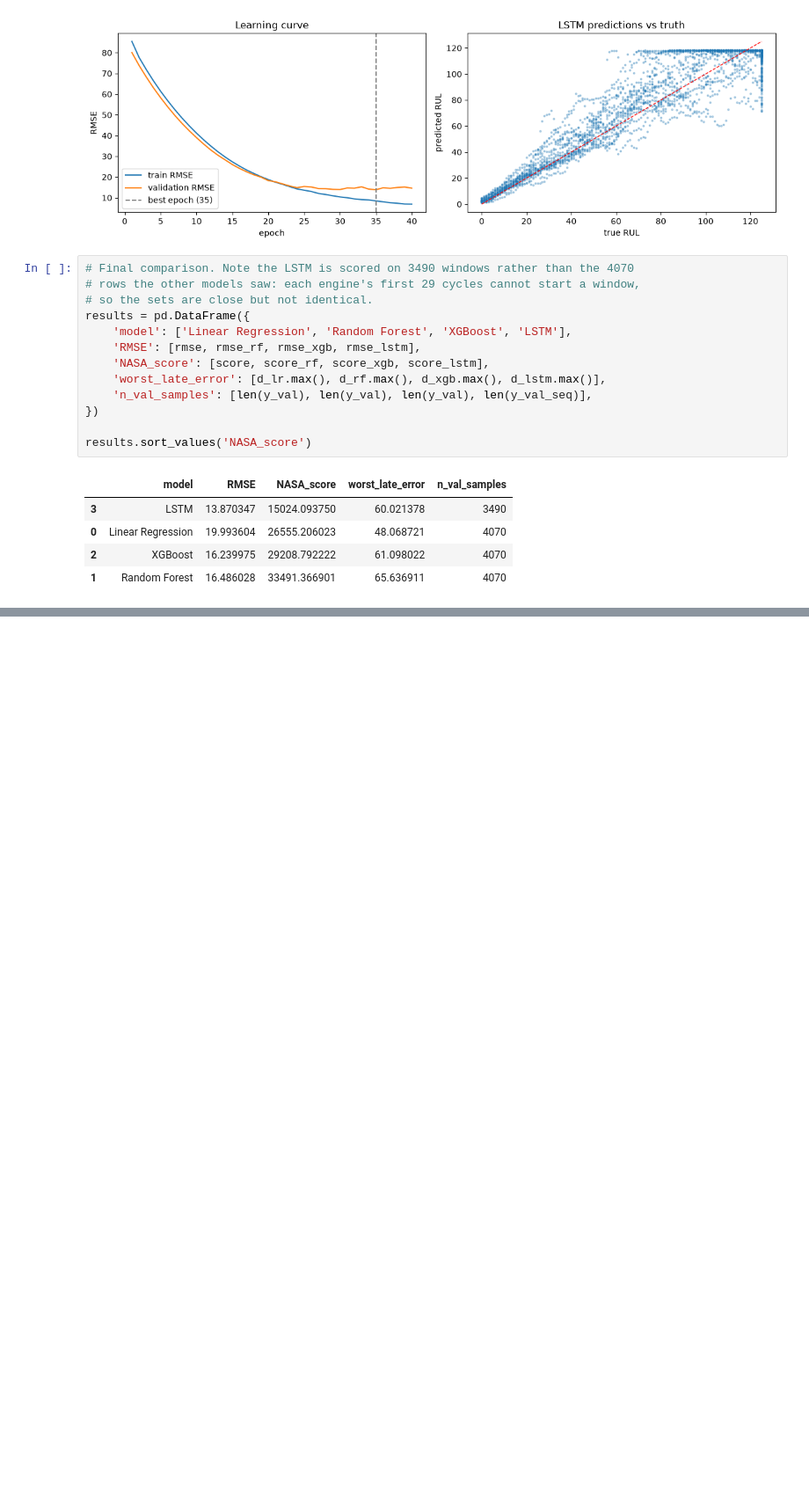
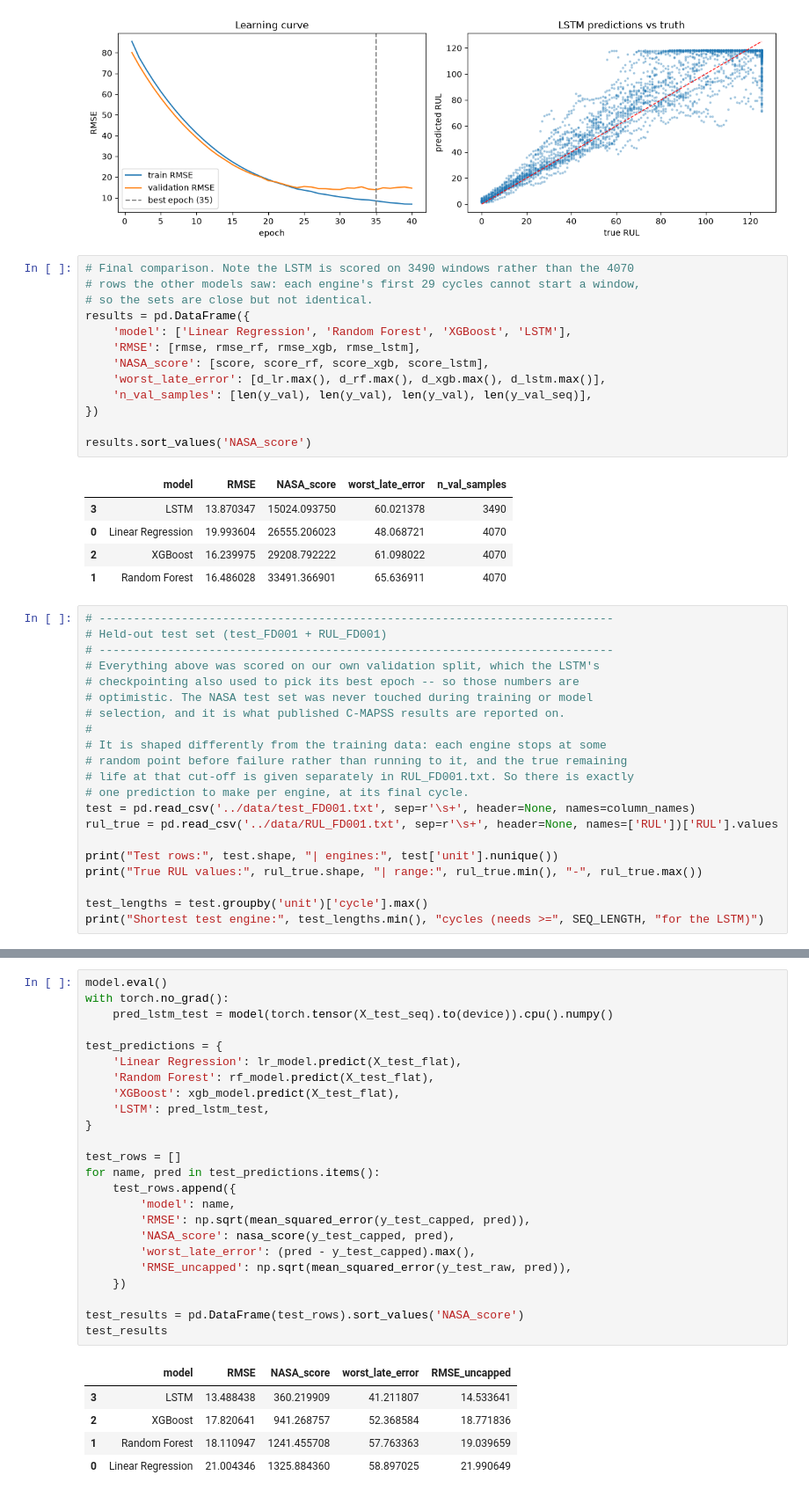
Before and after one commit to yusufsami9/predictive-maintenance-rul, a Jupyter notebook: notebooks/02_feature_engineering.ipynb, the cells around one changed output, grey strips where cells are left out. Shown at 88% size. Cells and saved outputs as stored; diff of their text form; blank space fills up the shorter version.

```diff
--- a/notebooks/02_feature_engineering.ipynb
+++ b/notebooks/02_feature_engineering.ipynb
@@ -586,3 +576,24 @@ results.sort_values('NASA_score')
 | 0 | Linear Regression | 19.993604 | 26555.206023 | 48.068721 | 4070 |
 | 2 | XGBoost | 16.239975 | 29208.792222 | 61.098022 | 4070 |
 | 1 | Random Forest | 16.486028 | 33491.366901 | 65.636911 | 4070 |
+# %%
+# ---------------------------------------------------------------------------
+# Held-out test set (test_FD001 + RUL_FD001)
+# ---------------------------------------------------------------------------
+# Everything above was scored on our own validation split, which the LSTM's
+# checkpointing also used to pick its best epoch -- so those numbers are
+# optimistic. The NASA test set was never touched during training or model
+# selection, and it is what published C-MAPSS results are reported on.
+#
+# It is shaped differently from the training data: each engine stops at some
+# random point before failure rather than running to it, and the true remaining
+# life at that cut-off is given separately in RUL_FD001.txt. So there is exactly
+# one prediction to make per engine, at its final cycle.
+test = pd.read_csv('../data/test_FD001.txt', sep=r'\s+', header=None, names=column_names)
+rul_true = pd.read_csv('../data/RUL_FD001.txt', sep=r'\s+', header=None, names=['RUL'])['RUL'].values
+
+print("Test rows:", test.shape, "| engines:", test['unit'].nunique())
+print("True RUL values:", rul_true.shape, "| range:", rul_true.min(), "-", rul_true.max())
+
+test_lengths = test.groupby('unit')['cycle'].max()
+print("Shortest test engine:", test_lengths.min(), "cycles (needs >=", SEQ_LENGTH, "for the LSTM)")
@@ -588,0 +636,30 @@ results.sort_values('NASA_score')
+# %%
+model.eval()
+with torch.no_grad():
+    pred_lstm_test = model(torch.tensor(X_test_seq).to(device)).cpu().numpy()
+
+test_predictions = {
+    'Linear Regression': lr_model.predict(X_test_flat),
+    'Random Forest': rf_model.predict(X_test_flat),
+    'XGBoost': xgb_model.predict(X_test_flat),
+    'LSTM': pred_lstm_test,
+}
+
+test_rows = []
+for name, pred in test_predictions.items():
+    test_rows.append({
+        'model': name,
+        'RMSE': np.sqrt(mean_squared_error(y_test_capped, pred)),
+        'NASA_score': nasa_score(y_test_capped, pred),
+        'worst_late_error': (pred - y_test_capped).max(),
+        'RMSE_uncapped': np.sqrt(mean_squared_error(y_test_raw, pred)),
+    })
+
+test_results = pd.DataFrame(test_rows).sort_values('NASA_score')
+test_results
+# %% [output]
+|  | model | RMSE | NASA_score | worst_late_error | RMSE_uncapped |
+| 3 | LSTM | 13.488438 | 360.219909 | 41.211807 | 14.533641 |
+| 2 | XGBoost | 17.820641 | 941.268757 | 52.368584 | 18.771836 |
+| 1 | Random Forest | 18.110947 | 1241.455708 | 57.763363 | 19.039659 |
+| 0 | Linear Regression | 21.004346 | 1325.884360 | 58.897025 | 21.990649 |
```
Also changed, not shown: parts of 9 cells of this notebook.
